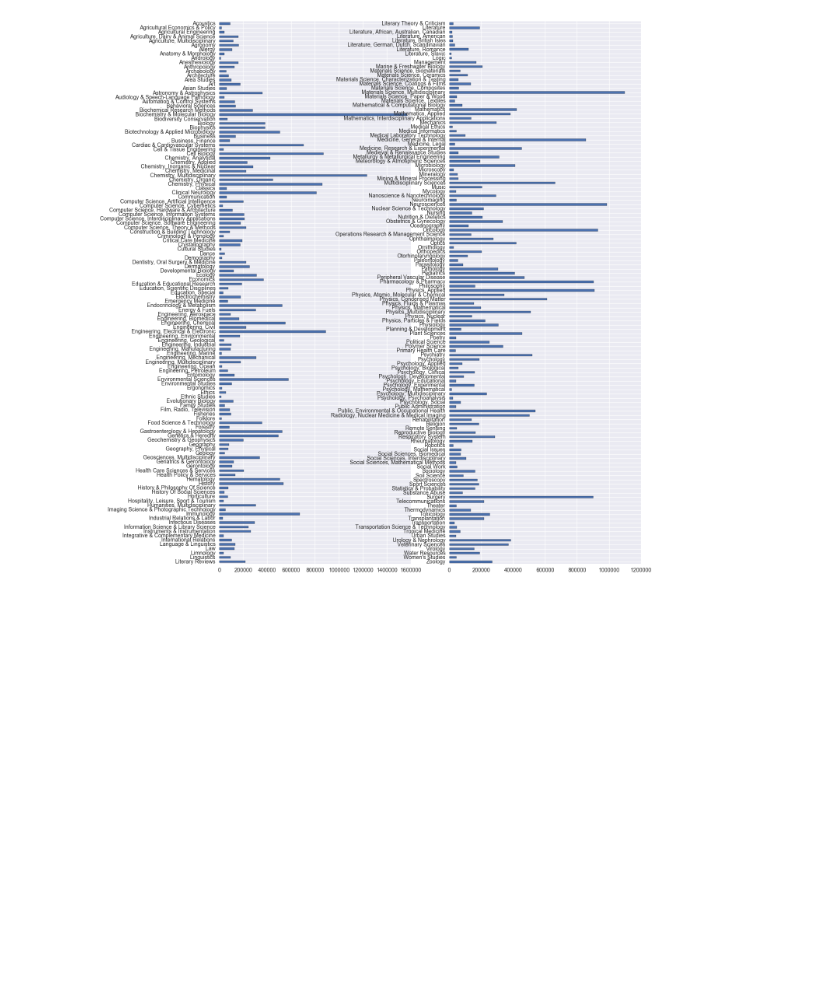
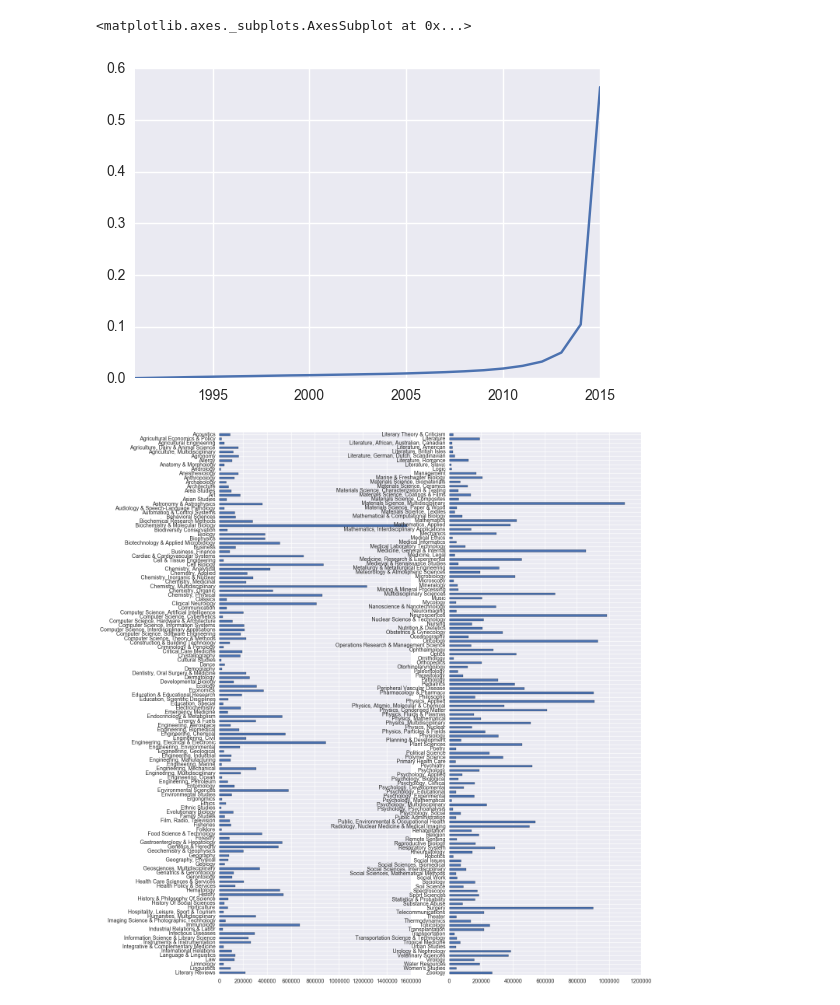
Before and after one commit to jlorince/wos-text-dynamics, a Jupyter notebook: notebooks/data-exploration.ipynb, the cells around one changed output. Drawn from its saved outputs; the diff is of its cells as text; code cells hidden in the pictures; blank space fills up the shorter version.

Commit message:
resolve issues with total citation counts

```diff
--- a/notebooks/data-exploration.ipynb
+++ b/notebooks/data-exploration.ipynb
@@ -26,5 +47,14 @@ DATADIR = '../results/'
 # %%
 cat_pubs_by_year = pd.read_pickle(DATADIR+'cat_pubs_by_year.pkl')
+cat_citations_by_year = pd.read_pickle(DATADIR+'cat_citations_by_year.pkl')
+cat_authors_by_year = pd.read_pickle(DATADIR+'cat_authors_by_year.pkl')
+# %%
+#(cat_pubs_by_year['Neurosciences'] / cat_pubs_by_year['ALL']).plot()
+(cat_citations_by_year['Neurosciences'] / cat_citations_by_year['ALL']).plot()
+#cat_authors_by_year['Neurosciences'].plot()
+# %% [output]
+<matplotlib.axes._subplots.AxesSubplot at 0x...>
+[figure, added]
 # %%
 props = cat_pubs_by_year.divide(cat_pubs_by_year['ALL'],axis=0)
 growth = np.log10(props/props.shift(1))
```
Also changed, not shown: parts of 1 cell of this notebook, 5 other files.
